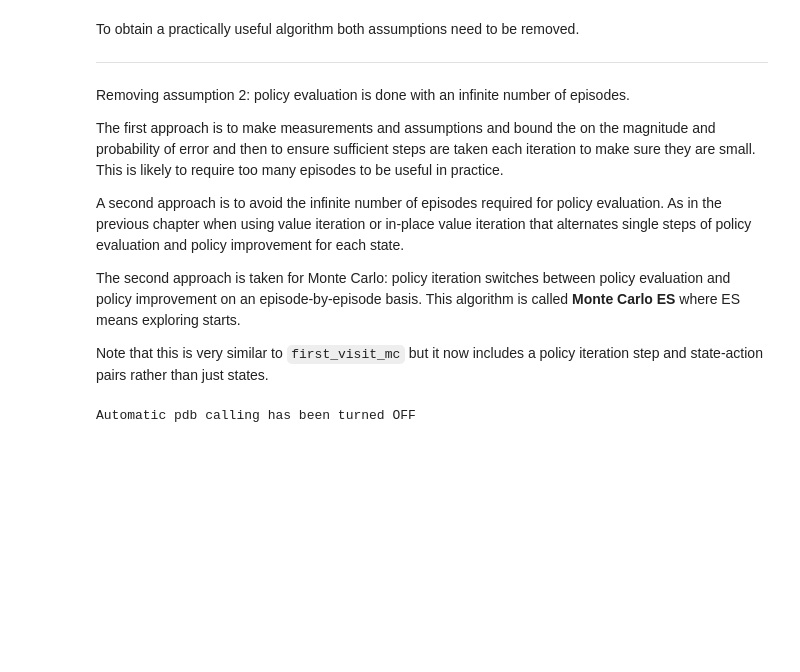
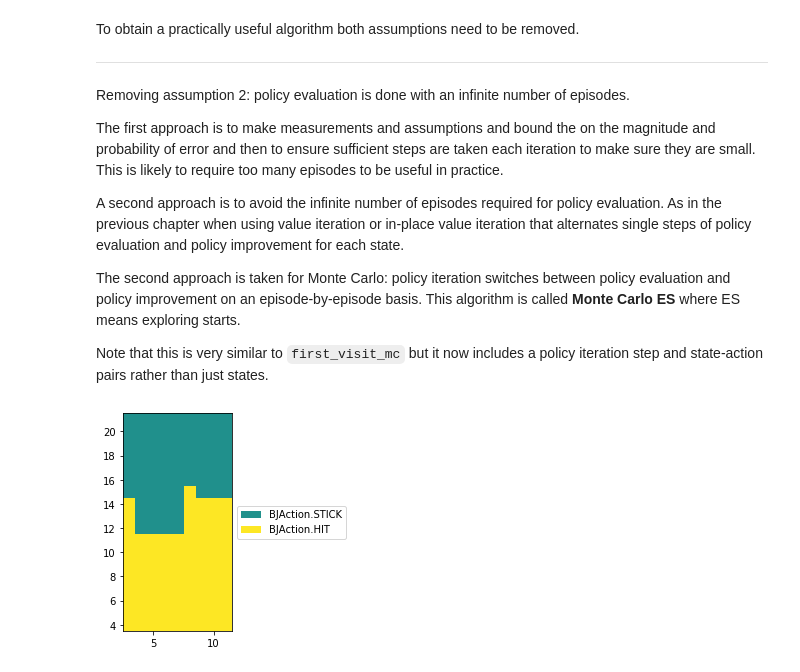
Before and after one commit to samgd/rl, a Jupyter notebook: rl_book_notes/part_1/4_monte_carlo_methods.ipynb, the cells around one changed output. Drawn from its saved outputs; the diff is of its cells as text; code cells hidden in the pictures; blank space fills up the shorter version.

```diff
--- a/rl_book_notes/part_1/4_monte_carlo_methods.ipynb
+++ b/rl_book_notes/part_1/4_monte_carlo_methods.ipynb
@@ -380,7 +426,7 @@ def bj_simulate_n(policy, n_episodes, n_procs=10):
 def run(n_procs, n_episodes):
     state_values = first_visit_mc(
         states=bj_states(),
-        episodes=bj_simulate_n(stick_20_21, n_episodes, n_procs=n_procs),
+        episodes=bj_simulate_n(Stick_20_21(), n_episodes, n_procs=n_procs),
         gamma=1.0
     )
     return state_values
@@ -602,12 +652,3 @@ def update_policy_(
             best_action = action
         policy[(state, action)] = 0.0
     policy[(state, best_action)] = 1.0
-# %%
-%pdb 0
-action_values, policy = monte_carlo_es(
-    state_actions=bj_state_actions(),
-    episodes=bj_simulate_n(stick_20_21, 500000, n_procs=6),
-    gamma=1.0
-)
-# %% [output]
-Automatic pdb calling has been turned OFF
@@ -615,0 +655,7 @@ img = np.zeros((11, ))
+# %%
+action_values, policy, visits = monte_carlo_es(
+    state_actions=bj_state_actions(),
+    gen_episode=lambda p: bj_simulate(p, exploring_starts=True),
+    n_episode=int(10e6),
+    gamma=1.0
+)
@@ -615,0 +664,35 @@ img = np.zeros((11, ))
+# %%
+%matplotlib inline
+img = np.ones((22, 12)) * -1
+probs = np.zeros((22, 12))
+
+usable_ace = False
+
+for (state, action), prob in policy.items():
+    if state.player.usable_ace != usable_ace:
+        continue
+    if prob < probs[state.player.value, state.dealer.value]:
+        continue
+    probs[state.player.value, state.dealer.value] = prob
+    img[state.player.value, state.dealer.value] = int(action)
+
+# rotate ace to have low rather than high value to match book
+ace = img[:, -1]
+img[:, 1:] = img[:, :-1]
+img[:, 3] = ace
+
+# plot image and clip to match book
+plt.imshow(img, origin="lower")
+plt.xlim(2.5)
+plt.ylim(3.5)
+
+# create legend with colors for each action
+legend_elements = [
+    Patch(facecolor=pos.cmap.colors[len(pos.cmap.colors) // 2], label=BJAction(0)),
+    Patch(facecolor=pos.cmap.colors[-1], label=BJAction(1))
+]
+plt.legend(loc="center left", bbox_to_anchor=(1, 0.5), handles=legend_elements)
+
+plt.show()
+# %% [output]
+[figure, added]
```
Also changed, not shown: parts of 12 cells of this notebook.
